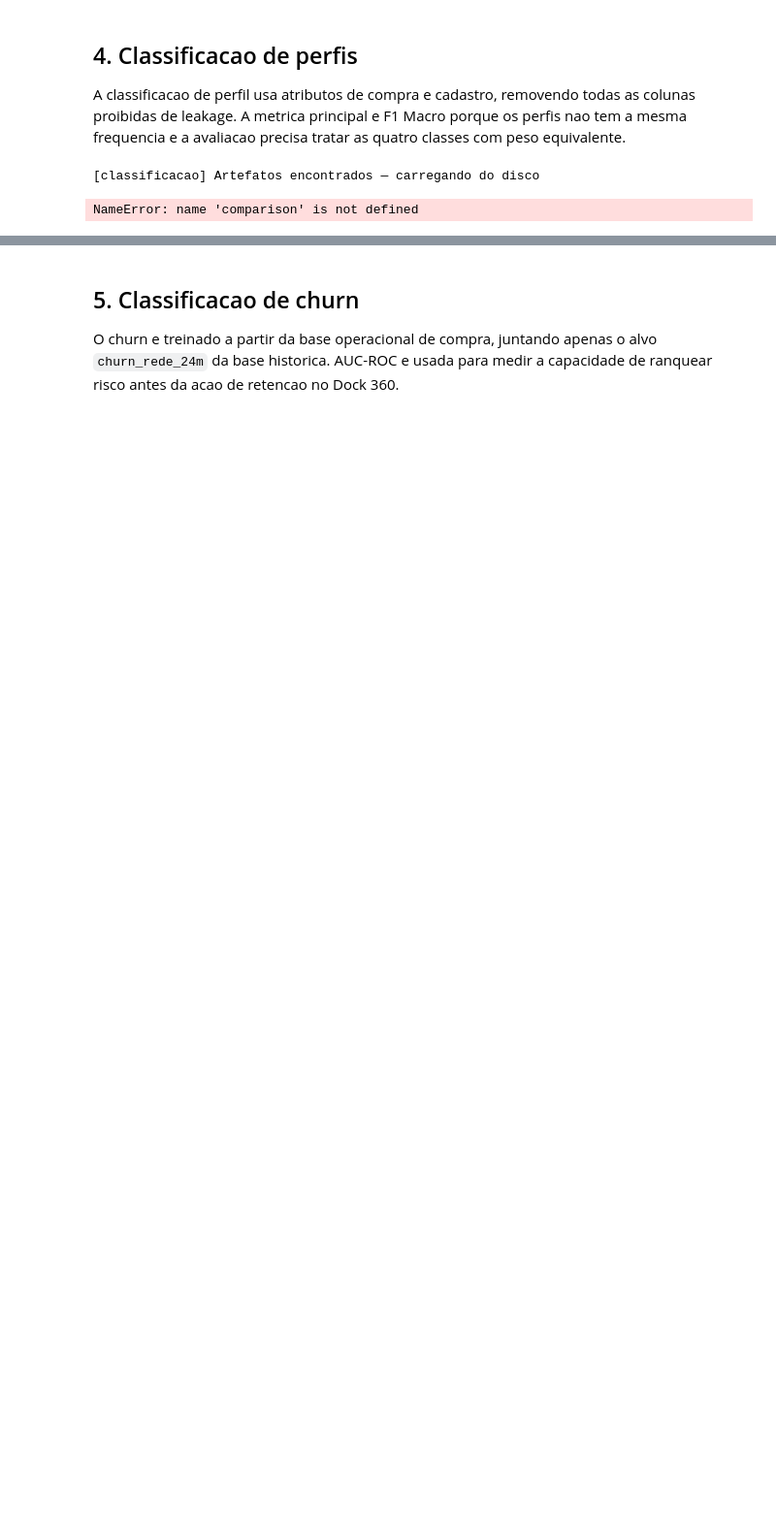
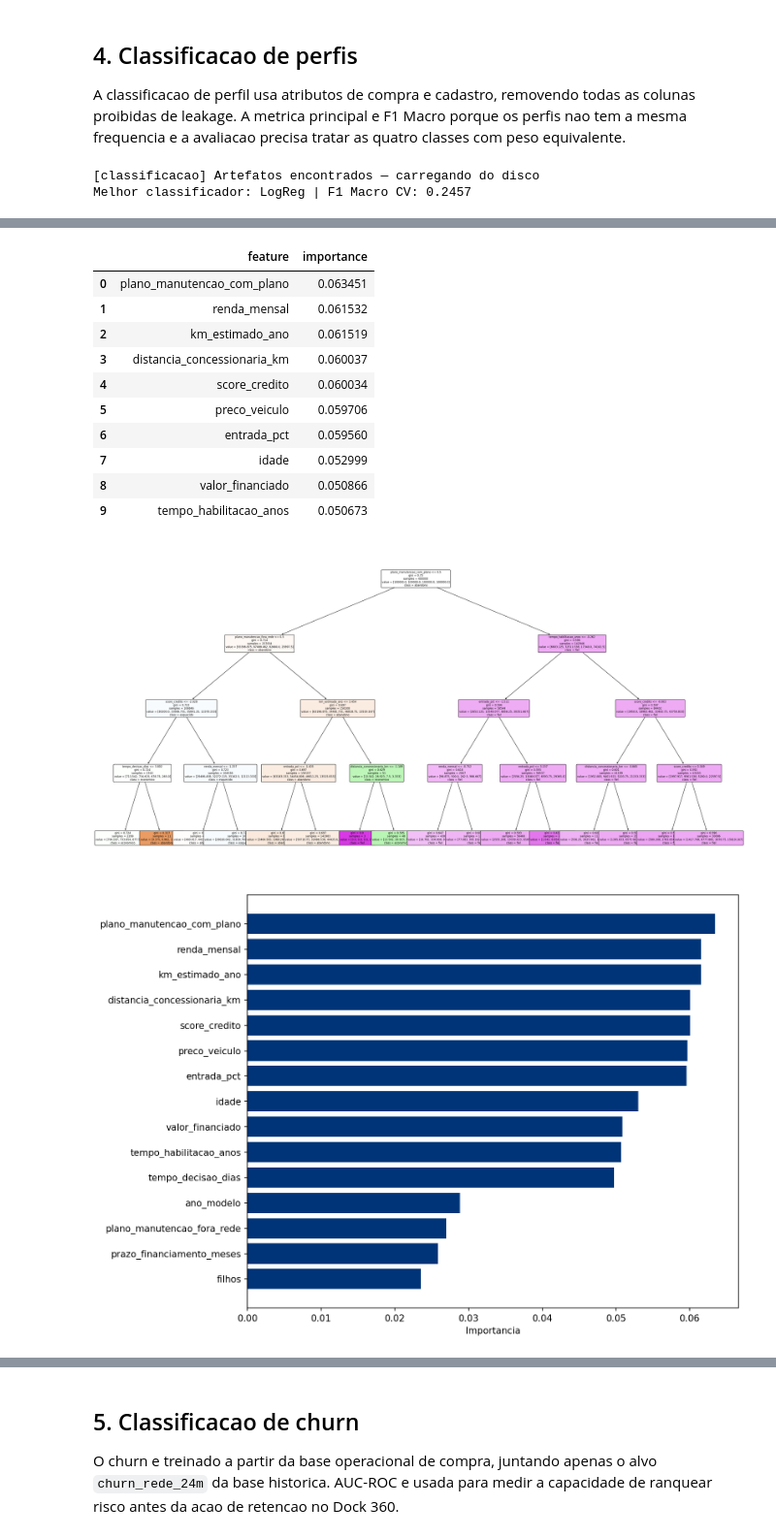
Before and after one commit to APB-Abner/Ford_Dock360_IA, a Jupyter notebook: notebooks/00_pipeline_completo.ipynb, the cells around one changed output, grey strips where cells are left out. Shown at 97% size. Drawn from its saved outputs; the diff is of its cells as text; code cells hidden in the pictures; blank space fills up the shorter version.

```diff
--- a/notebooks/00_pipeline_completo.ipynb
+++ b/notebooks/00_pipeline_completo.ipynb
@@ -169,10 +165,15 @@ else:
         Path('reports/model_comparison.csv'),
         Path('reports/model_comparison'),
     ]
+    comparison = None
     for p in csv_candidates:
         if p.exists():
             comparison = pd.read_csv(p)
             break
+    if comparison is None:
+        print('[classificacao] CSV de comparacao nao encontrado — rodando train_all_models e visualizations...')
+        comparison = train_classifier.train_all_models(str(HISTORICO_PATH))
+        visualizations.main(str(HISTORICO_PATH))
 
 best_f1_macro = comparison['f1_macro_mean'].max()
 best_model = comparison.sort_values('f1_macro_mean', ascending=False).iloc[0]['model']
@@ -187,4 +188,4 @@ for image_path in ['reports/decision_tree.png', 'reports/feature_importance.png'
         print(f"[aviso] imagem nao encontrada: {image_path}")
 # %% [output]
 [classificacao] Artefatos encontrados — carregando do disco
+Melhor classificador: LogReg | F1 Macro CV: 0.2457
-NameError: name 'comparison' is not defined
@@ -190,0 +196,13 @@ NameError: name 'comparison' is not defined
+|  | feature | importance |
+| 0 | plano_manutencao_com_plano | 0.063451 |
+| 1 | renda_mensal | 0.061532 |
+| 2 | km_estimado_ano | 0.061519 |
+| 3 | distancia_concessionaria_km | 0.060037 |
+| 4 | score_credito | 0.060034 |
+| 5 | preco_veiculo | 0.059706 |
+| 6 | entrada_pct | 0.059560 |
+| 7 | idade | 0.052999 |
+| 8 | valor_financiado | 0.050866 |
+| 9 | tempo_habilitacao_anos | 0.050673 |
+[figure, added]
+[figure, added]
```
Also changed, not shown: parts of 7 cells of this notebook, 30 other files.
